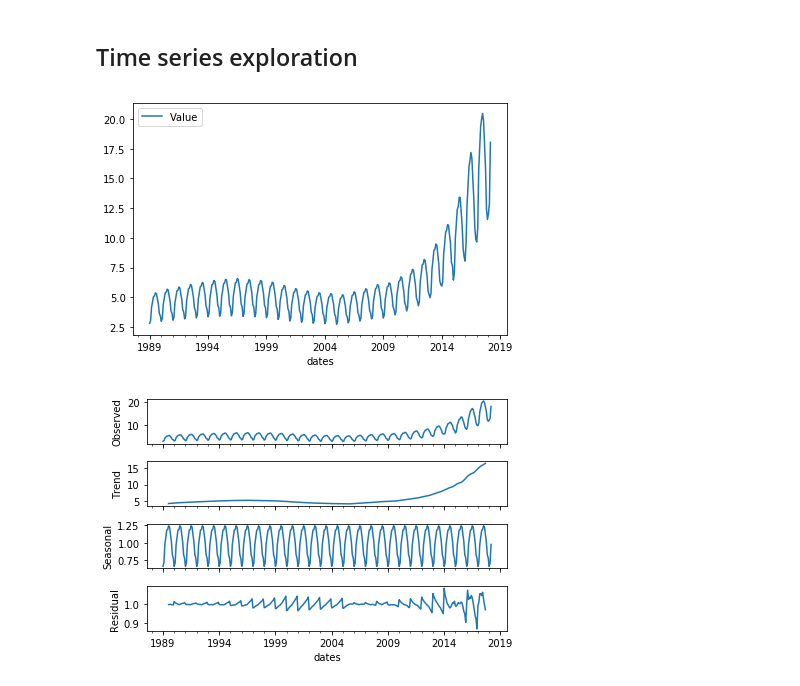
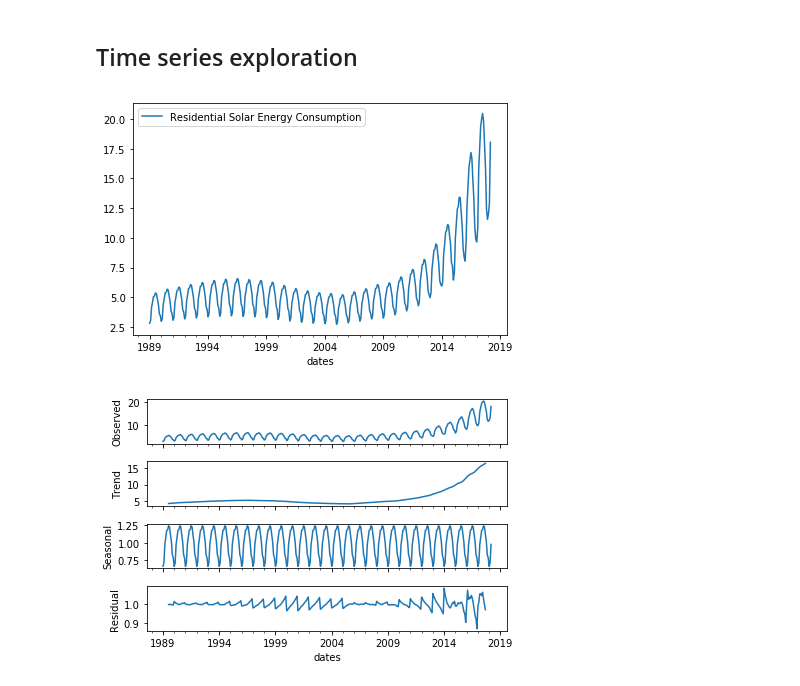
Before and after one commit to gvo34/energy-solar, a Jupyter notebook: static/notebooks/model/AR_model.ipynb, the cells around one changed output. Saved outputs shown, nothing was run; the diff lists cells and outputs as text; code cells hidden in the pictures.

```diff
--- a/static/notebooks/model/AR_model.ipynb
+++ b/static/notebooks/model/AR_model.ipynb
@@ -38,13 +38,14 @@ Total Observations  351
 ## Time series exploration
 # %%
 timeserie.plot()
+plt.legend(['Residential Solar Energy Consumption'], loc='best')
 # Save our graph
 plt.tight_layout()
 plt.savefig("../../images/timeserie.png")
 plt.show()
 plt.show()
 # %% [output]
-[figure, old version]
+[figure, new version]
 # %%
 from statsmodels.tsa.seasonal import seasonal_decompose
 result = seasonal_decompose(timeserie, model='multiplicative', freq= 12)
```
Also changed, not shown: parts of 1 cell of this notebook, 8 other files.
